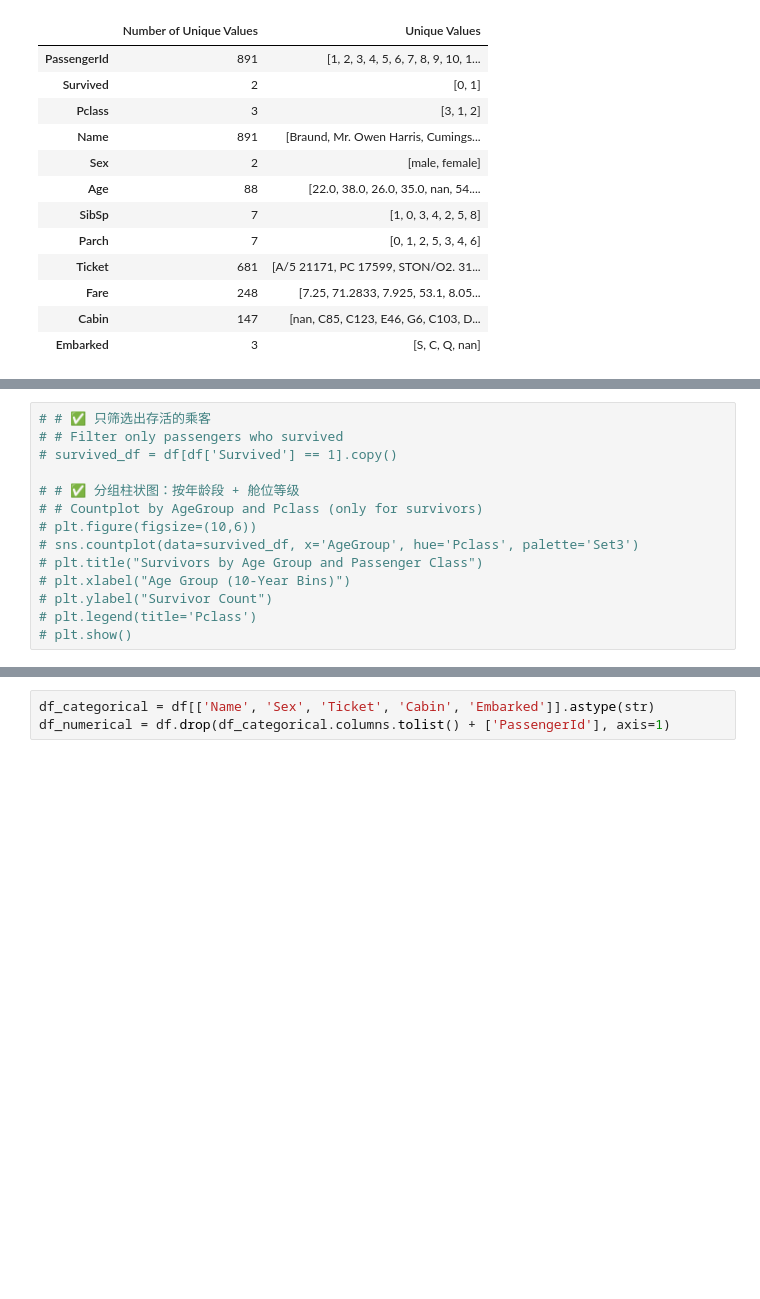
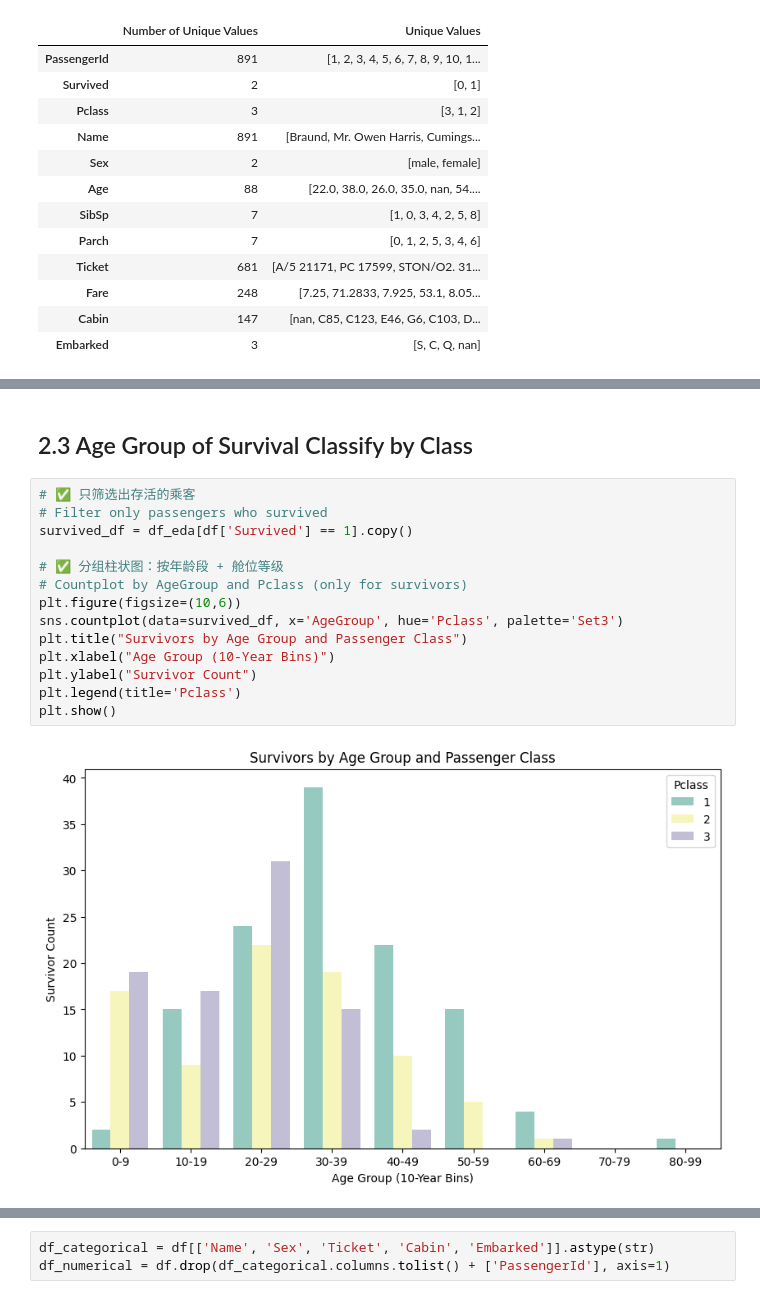
Before and after one commit to SamanthaZhang25/SamanthaZhang25, a Jupyter notebook: notebookb086cf439c.ipynb, the cells around one changed output, grey strips where cells are left out. Saved outputs shown, nothing was run; the diff lists cells and outputs as text; blank space fills up the shorter version.

```diff
--- a/notebookb086cf439c.ipynb
+++ b/notebookb086cf439c.ipynb
@@ -100,17 +109,21 @@ plt.legend(title='Survived', labels=['No (0)', 'Yes (1)'])
 plt.show()
 # %% [output]
 [figure]
+# %% [markdown]
+## 2.3 Age Group of Survival Classify by Class
 # %%
-# # ✅ 只筛选出存活的乘客
-# # Filter only passengers who survived
-# survived_df = df[df['Survived'] == 1].copy()
+# ✅ 只筛选出存活的乘客
+# Filter only passengers who survived
+survived_df = df_eda[df['Survived'] == 1].copy()
 
-# # ✅ 分组柱状图：按年龄段 + 舱位等级
-# # Countplot by AgeGroup and Pclass (only for survivors)
-# plt.figure(figsize=(10,6))
-# sns.countplot(data=survived_df, x='AgeGroup', hue='Pclass', palette='Set3')
-# plt.title("Survivors by Age Group and Passenger Class")
-# plt.xlabel("Age Group (10-Year Bins)")
-# plt.ylabel("Survivor Count")
-# plt.legend(title='Pclass')
-# plt.show()
+# ✅ 分组柱状图：按年龄段 + 舱位等级
+# Countplot by AgeGroup and Pclass (only for survivors)
+plt.figure(figsize=(10,6))
+sns.countplot(data=survived_df, x='AgeGroup', hue='Pclass', palette='Set3')
+plt.title("Survivors by Age Group and Passenger Class")
+plt.xlabel("Age Group (10-Year Bins)")
+plt.ylabel("Survivor Count")
+plt.legend(title='Pclass')
+plt.show()
+# %% [output]
+[figure, added]
```
Also changed, not shown: parts of 20 cells of this notebook.
